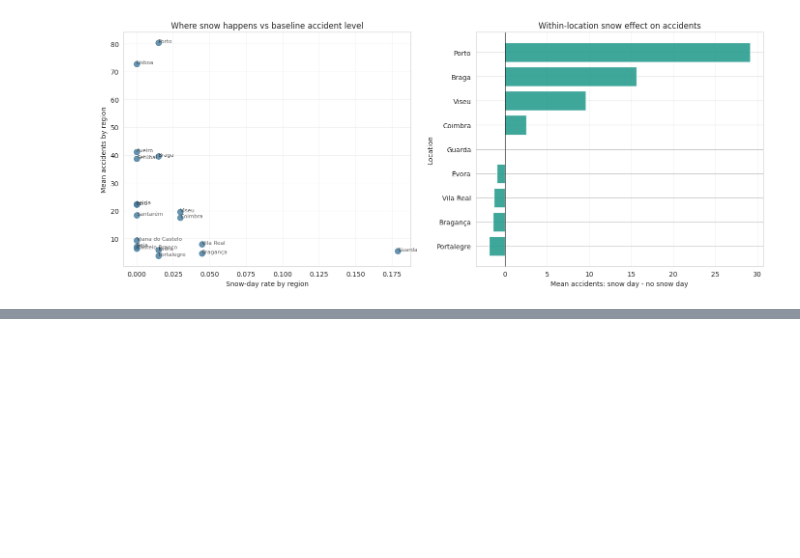
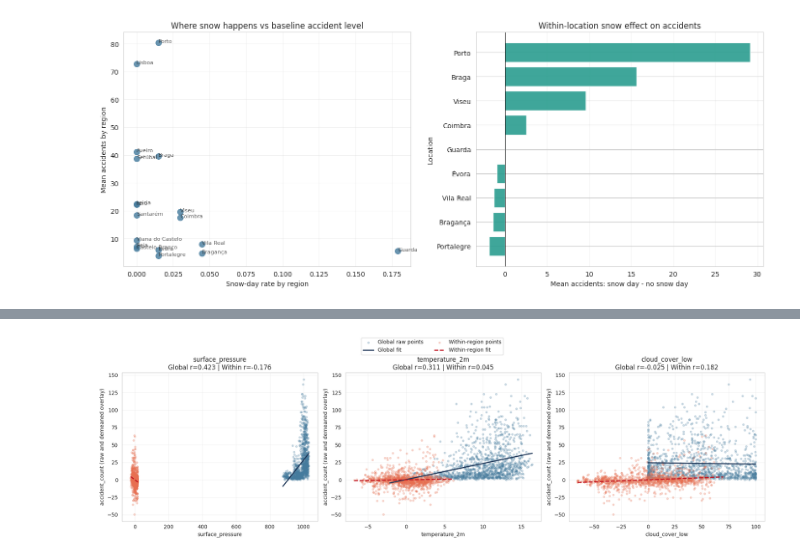
Before and after one commit to GrecoLucas/Weather-Prediction, a Jupyter notebook: Level_4/level_4_accidents.ipynb, the cells around one changed output, grey strips where cells are left out. Cells and saved outputs as stored; diff of their text form; code cells hidden in the pictures; blank space fills up the shorter version.

```diff
--- a/Level_4/level_4_accidents.ipynb
+++ b/Level_4/level_4_accidents.ipynb
@@ -1126,0 +817,86 @@ Interpretation checklist:
+# %%
+# Diagnostic 4: Global vs within-region scatter for top confounded features
+if 'region_summary' not in globals():
+    temp_features = [c for c in merged_df.select_dtypes(include=[np.number]).columns if c != 'accident_count']
+    _global_corr = merged_df[temp_features + ['accident_count']].corr()['accident_count'].drop('accident_count')
+    _region_corr = pd.DataFrame(index=temp_features, columns=sorted(merged_df['location'].unique()), dtype=float)
+    for _loc in sorted(merged_df['location'].unique()):
+        _df = merged_df[merged_df['location'] == _loc]
+        for _feat in temp_features:
+            _region_corr.loc[_feat, _loc] = np.nan if _df[_feat].nunique() <= 1 else _df[[_feat, 'accident_count']].corr().iloc[0, 1]
+    region_summary = pd.DataFrame({
+        'global_corr': _global_corr,
+        'median_region_corr': _region_corr.median(axis=1)
+    })
+    region_summary['global_minus_median'] = region_summary['global_corr'] - region_summary['median_region_corr']
+
+confounded_feats = region_summary['global_minus_median'].abs().sort_values(ascending=False).head(3).index.tolist()
+confounded_feats = [f for f in confounded_feats if f in merged_df.columns]
+
+if len(confounded_feats) == 0:
+    print('No confounded features available for plotting.')
+else:
+    fig, axes = plt.subplots(1, len(confounded_feats), figsize=(6 * len(confounded_feats), 5.5))
+    if len(confounded_feats) == 1:
+        axes = [axes]
+
+    rows = []
+    for ax, feat in zip(axes, confounded_feats):
+        gdf = merged_df[[feat, 'accident_count', 'location']].dropna().copy()
+
+        # Global correlation and slope
+        g_corr = gdf[[feat, 'accident_count']].corr().iloc[0, 1]
+        g_x = gdf[feat].to_numpy()
+        g_y = gdf['accident_count'].to_numpy()
+        if len(np.unique(g_x)) > 1:
+            g_slope, g_inter = np.polyfit(g_x, g_y, 1)
+        else:
+            g_slope, g_inter = 0.0, g_y.mean()
+
+        # Within-region (demeaned) correlation and slope
+        wdf = gdf.copy()
+        wdf['x_within'] = wdf[feat] - wdf.groupby('location')[feat].transform('mean')
+        wdf['y_within'] = wdf['accident_count'] - wdf.groupby('location')['accident_count'].transform('mean')
+        w_corr = wdf[['x_within', 'y_within']].corr().iloc[0, 1]
+        w_x = wdf['x_within'].to_numpy()
+        w_y = wdf['y_within'].to_numpy()
+        if len(np.unique(w_x)) > 1:
+            w_slope, w_inter = np.polyfit(w_x, w_y, 1)
+        else:
+            w_slope, w_inter = 0.0, w_y.mean()
+
+        # Plot global trend (raw)
+        ax.scatter(g_x, g_y, s=12, alpha=0.25, color='#457b9d', label='Global raw points')
+        gx_line = np.linspace(g_x.min(), g_x.max(), 100)
+        ax.plot(gx_line, g_slope * gx_line + g_inter, color='#1d3557', linewidth=2, label='Global fit')
+
+        # Plot within-region trend (demeaned)
+        ax.scatter(w_x, w_y, s=12, alpha=0.25, color='#e76f51', label='Within-region points')
+        wx_line = np.linspace(w_x.min(), w_x.max(), 100)
+        ax.plot(wx_line, w_slope * wx_line + w_inter, color='#c1121f', linewidth=2, linestyle='--', label='Within-region fit')
+
+        ax.set_title(f'{feat}\nGlobal r={g_corr:.3f} | Within r={w_corr:.3f}')
+        ax.set_xlabel(feat)
+        ax.set_ylabel('accident_count (raw and demeaned overlay)')
+        ax.grid(alpha=0.25)
+
+        rows.append({
+            'feature': feat,
+            'global_corr': g_corr,
+            'within_corr': w_corr,
+            'global_slope': g_slope,
+            'within_slope': w_slope,
+            'sign_flip': np.sign(g_corr) != np.sign(w_corr)
+        })
+
+    handles, labels = axes[0].get_legend_handles_labels()
+    fig.legend(handles, labels, loc='upper center', ncol=2)
+    plt.tight_layout(rect=[0, 0, 1, 0.93])
+    plt.show()
+
+    paradox_table = pd.DataFrame(rows).set_index('feature').round(4)
+    print('GLOBAL VS WITHIN-REGION TREND CHECK (TOP CONFODED FEATURES)')
+    print('=' * 90)
+    print(paradox_table.to_string())
+# %% [output]
+[figure, added]
```
Also changed, not shown: parts of 17 cells of this notebook.
